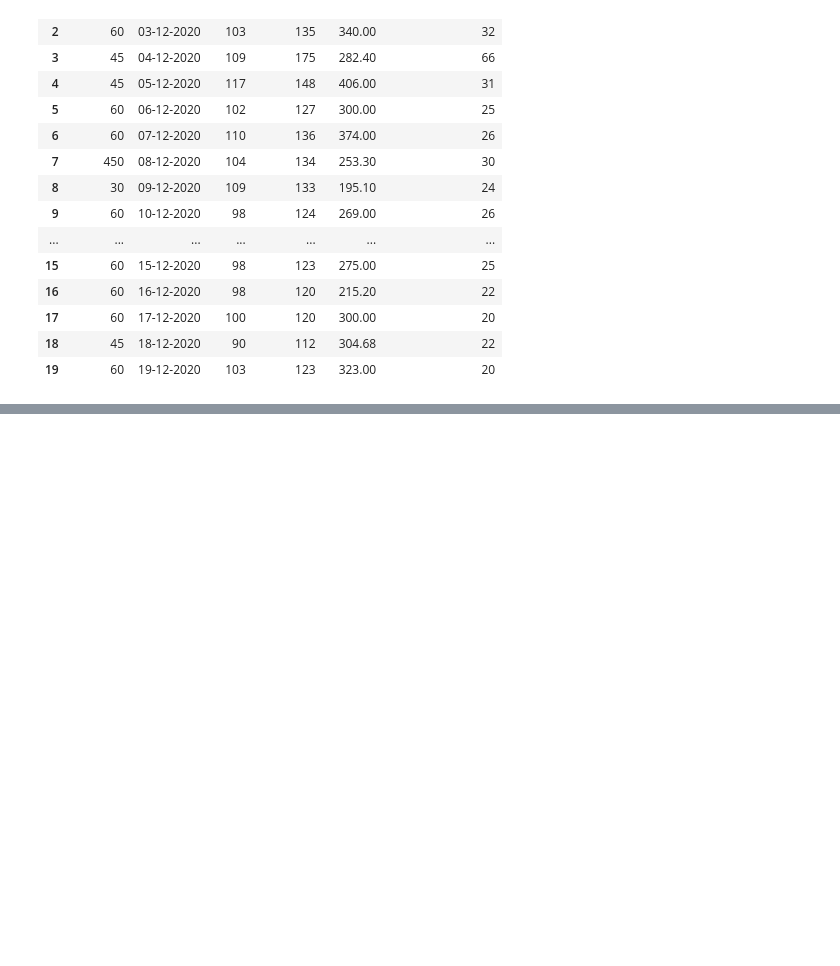
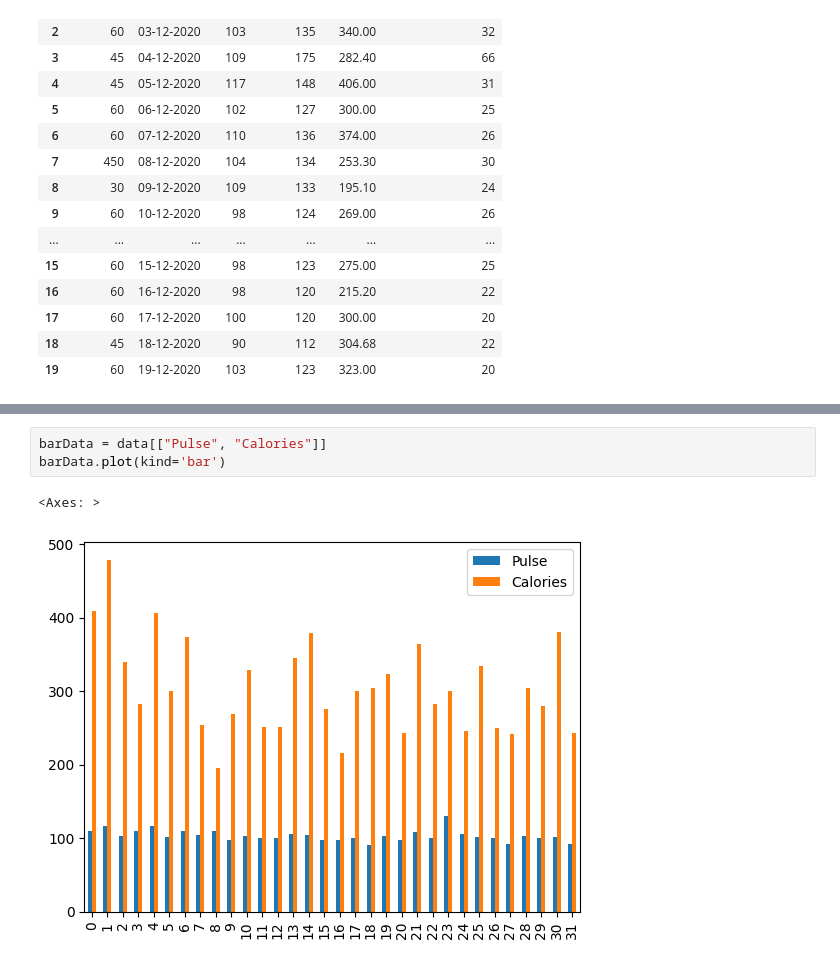
Before and after one commit to safakan/CCTB_repo_safak_atakan_celik, a Jupyter notebook: DEA113/EDA.ipynb, the cells around one changed output, grey strips where cells are left out. Saved outputs shown, nothing was run; the diff lists cells and outputs as text; blank space fills up the shorter version.

```diff
--- a/DEA113/EDA.ipynb
+++ b/DEA113/EDA.ipynb
@@ -212,0 +280,6 @@ dtype: int64
+# %%
+barData = data[["Pulse", "Calories"]]
+barData.plot(kind='bar')
+# %% [output]
+<Axes: >
+[figure, added]
```
Also changed, not shown: parts of 16 cells of this notebook.
